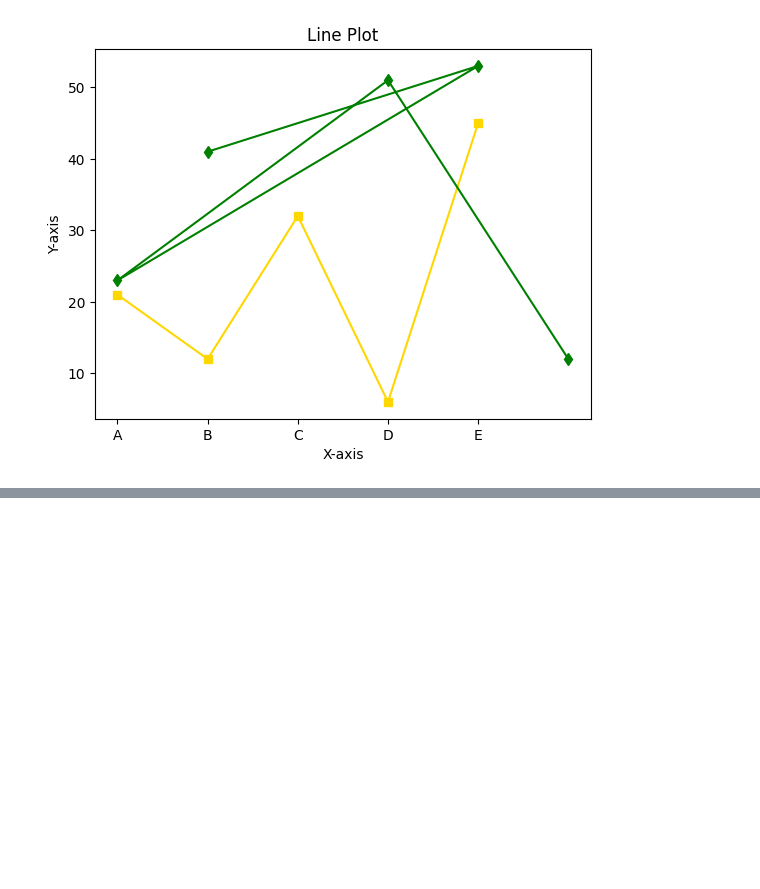
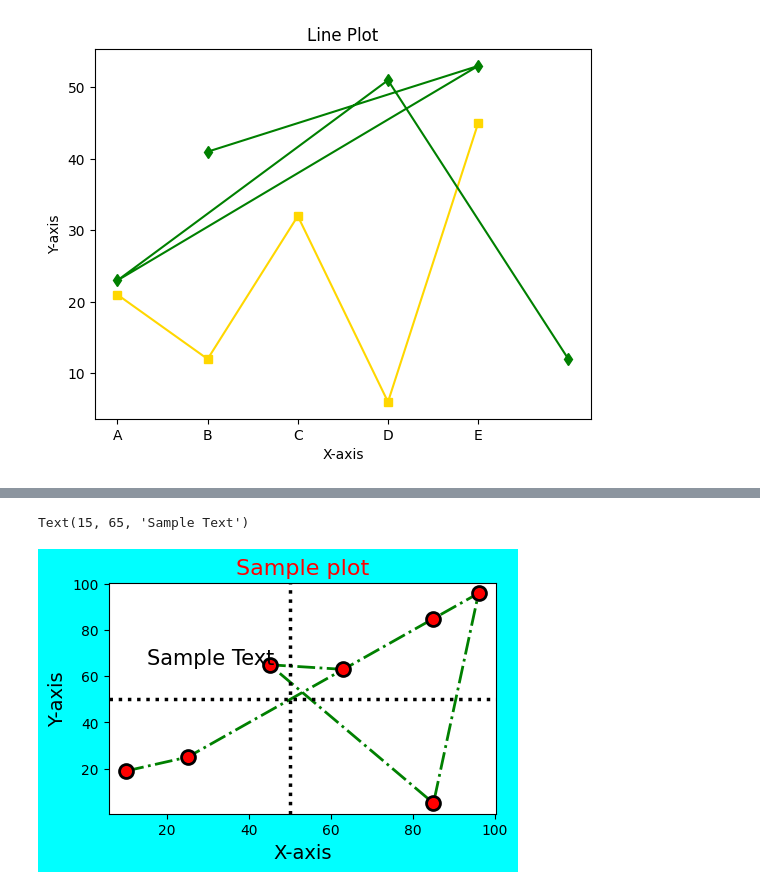
Before and after one commit to geershatisaxena/data-science, a Jupyter notebook: Data Visualization/Matplotlib.ipynb, the cells around one changed output, grey strips where cells are left out. Drawn from its saved outputs; the diff is of its cells as text; code cells hidden in the pictures; blank space fills up the shorter version.

```diff
--- a/Data Visualization/Matplotlib.ipynb
+++ b/Data Visualization/Matplotlib.ipynb
@@ -71,0 +68,27 @@ Text(0, 0.5, 'Y-axis')
+# %%
+fig , ax= plt.subplots(figsize=(5,3))
+fig.set_facecolor('lightblue')
+fig.set_facecolor('cyan')
+#plotting the data
+x= [10,25,85,96,85,45,63]
+y= [19,25,85,96,5,65,63]
+ax.plot(x,y,marker ='o',
+        markersize = 10,
+        markerfacecolor = 'r',
+        markeredgecolor = 'k',
+        markeredgewidth = 2,
+        linestyle = '-.',
+        color = 'g',
+
+        linewidth = 2)
+
+#setting the title and labels
+ax.set_title('Sample plot', fontsize=16,color = 'r')
+ax.set_xlabel('X-axis', fontsize=14,color = 'k')
+ax.set_ylabel('Y-axis', fontsize=14,color = 'k')
+ax.axhline(y=50,color='k',linewidth=2.5,linestyle=':')
+ax.axvline(x=50,color='k',linewidth=2.5,linestyle=':')
+ax.text(15,65,'Sample Text',fontsize = 15,color = 'k')
+# %% [output]
+Text(15, 65, 'Sample Text')
+[figure, added]
```
Also changed, not shown: parts of 1 cell of this notebook, 8 other files.
